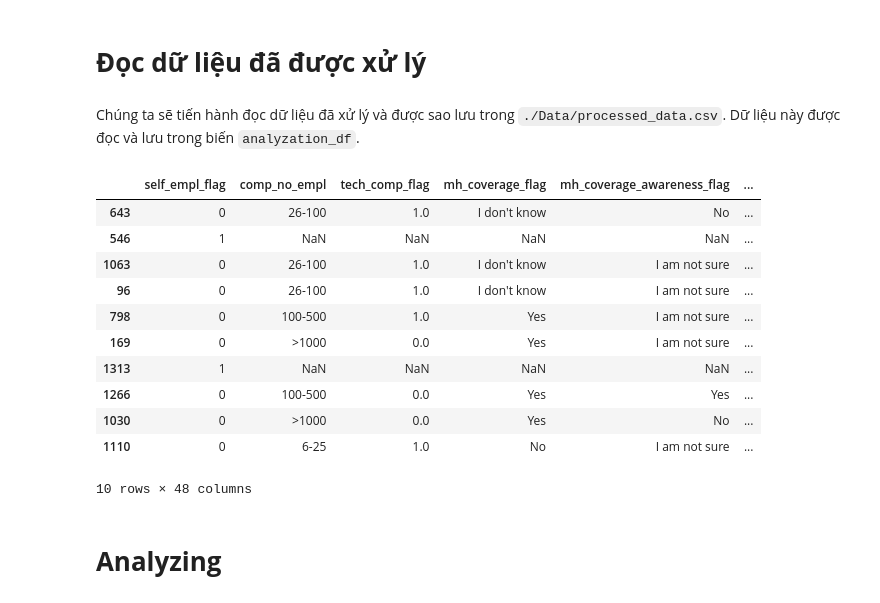
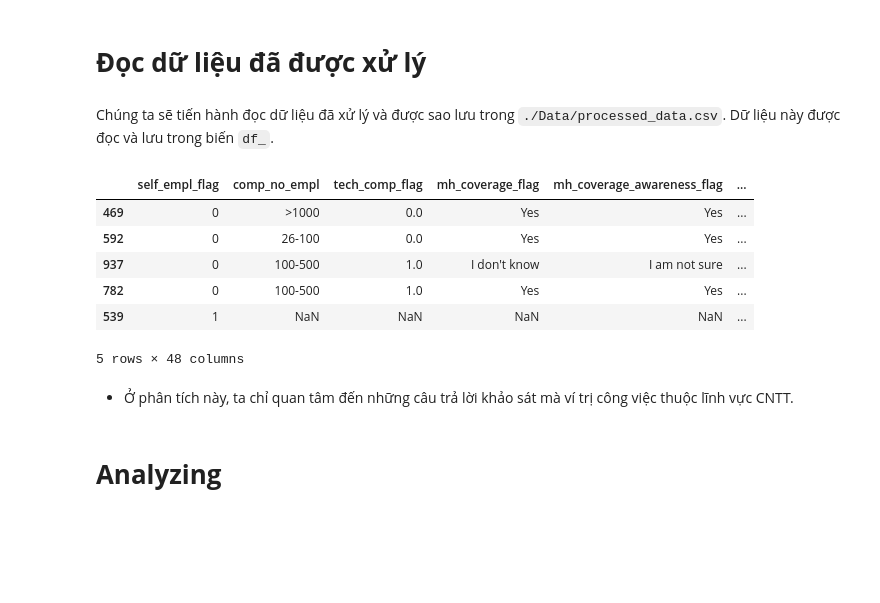
Before and after one commit to iam-Dylan/pfds-final-project, a Jupyter notebook: 4-1-Analyze-DagNgyen.ipynb, the cells around one changed output. Drawn from its saved outputs; the diff is of its cells as text; code cells hidden in the pictures; blank space fills up the shorter version.

```diff
--- a/4-1-Analyze-DagNgyen.ipynb
+++ b/4-1-Analyze-DagNgyen.ipynb
@@ -117,20 +117,17 @@ df.sample(10)
 # %% [markdown]
 # **Đọc dữ liệu đã được xử lý**
 # %% [markdown]
-Chúng ta sẽ tiến hành đọc dữ liệu đã xử lý và được sao lưu trong `./Data/processed_data.csv`. Dữ liệu này được đọc và lưu trong biến `analyzation_df`.
+Chúng ta sẽ tiến hành đọc dữ liệu đã xử lý và được sao lưu trong `./Data/processed_data.csv`. Dữ liệu này được đọc và lưu trong biến `df_`.
 # %%
-analyzation_df = pd.read_csv('Data/processed_data.csv')
-analyzation_df.sample(10)
+df_ = pd.read_csv('Data/processed_data.csv')
+df_.sample(5)
 # %% [output]
 |  | self_empl_flag | comp_no_empl | tech_comp_flag | mh_coverage_flag | mh_coverage_awareness_flag | ... |
-| 643 | 0 | 26-100 | 1.0 | I don't know | No | ... |
-| 546 | 1 | NaN | NaN | NaN | NaN | ... |
-| 1063 | 0 | 26-100 | 1.0 | I don't know | I am not sure | ... |
-| 96 | 0 | 26-100 | 1.0 | I don't know | I am not sure | ... |
-| 798 | 0 | 100-500 | 1.0 | Yes | I am not sure | ... |
-| 169 | 0 | >1000 | 0.0 | Yes | I am not sure | ... |
-| 1313 | 1 | NaN | NaN | NaN | NaN | ... |
-| 1266 | 0 | 100-500 | 0.0 | Yes | Yes | ... |
-| 1030 | 0 | >1000 | 0.0 | Yes | No | ... |
-| 1110 | 0 | 6-25 | 1.0 | No | I am not sure | ... |
+| 469 | 0 | >1000 | 0.0 | Yes | Yes | ... |
+| 592 | 0 | 26-100 | 0.0 | Yes | Yes | ... |
+| 937 | 0 | 100-500 | 1.0 | I don't know | I am not sure | ... |
+| 782 | 0 | 100-500 | 1.0 | Yes | Yes | ... |
+| 539 | 1 | NaN | NaN | NaN | NaN | ... |
-10 rows × 48 columns
+5 rows × 48 columns
+# %% [markdown]
+- Ở phân tích này, ta chỉ quan tâm đến những câu trả lời khảo sát mà ví trị công việc thuộc lĩnh vực CNTT.
```
Also changed, not shown: parts of 13 cells of this notebook, 1 other file.
